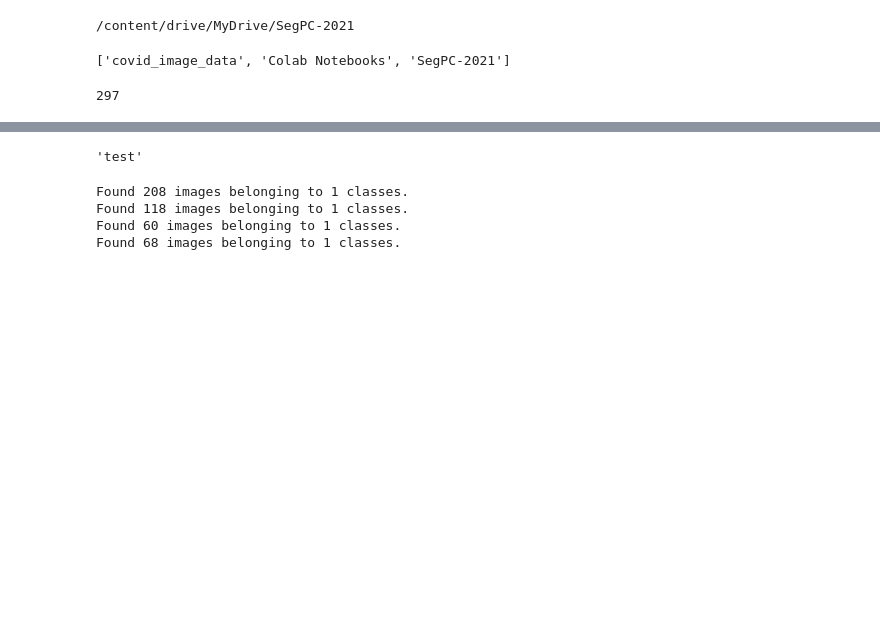
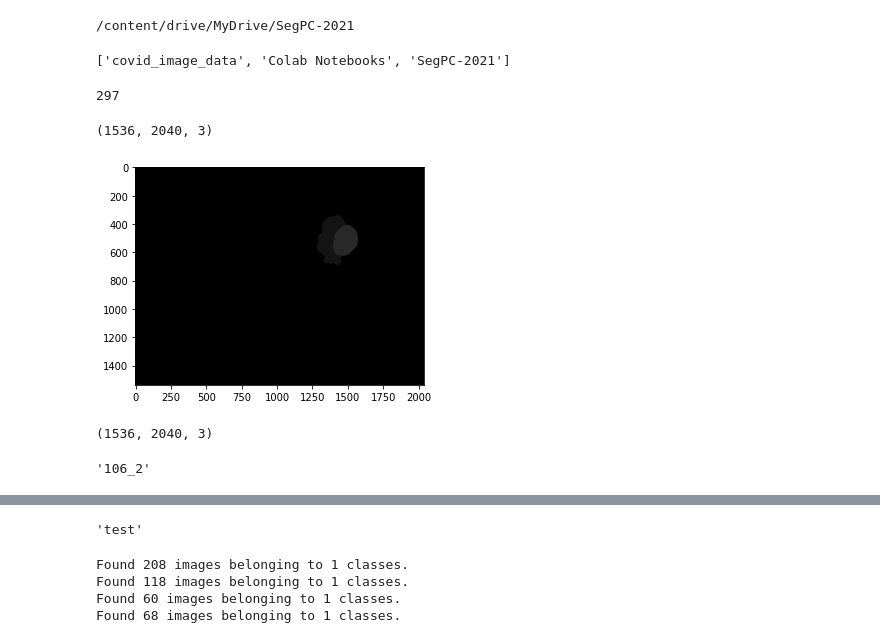
Before and after one commit to bhanuteja2001/SegPC-2021, a Jupyter notebook: Preprocess.ipynb, the cells around one changed output, grey strips where cells are left out. Cells and saved outputs as stored; diff of their text form; code cells hidden in the pictures; blank space fills up the shorter version.

```diff
--- a/Preprocess.ipynb
+++ b/Preprocess.ipynb
@@ -34,0 +61,19 @@ all_masks = os.listdir(MASK_PATH)
+# %%
+import cv2
+from PIL import Image
+import matplotlib.pyplot as plt
+
+img = cv2.imread("/content/drive/MyDrive/SegPC-2021/train/y/"+os.listdir(MASK_PATH)[2])
+plt.imshow(img)
+print(img.shape)
+# %% [output]
+(1536, 2040, 3)
+[figure, added]
+# %%
+img.shape
+# %% [output]
+(1536, 2040, 3)
+# %%
+grand_temp[0][1][:-4]
+# %% [output]
+'106_2'
```
Also changed, not shown: parts of 10 cells of this notebook.
